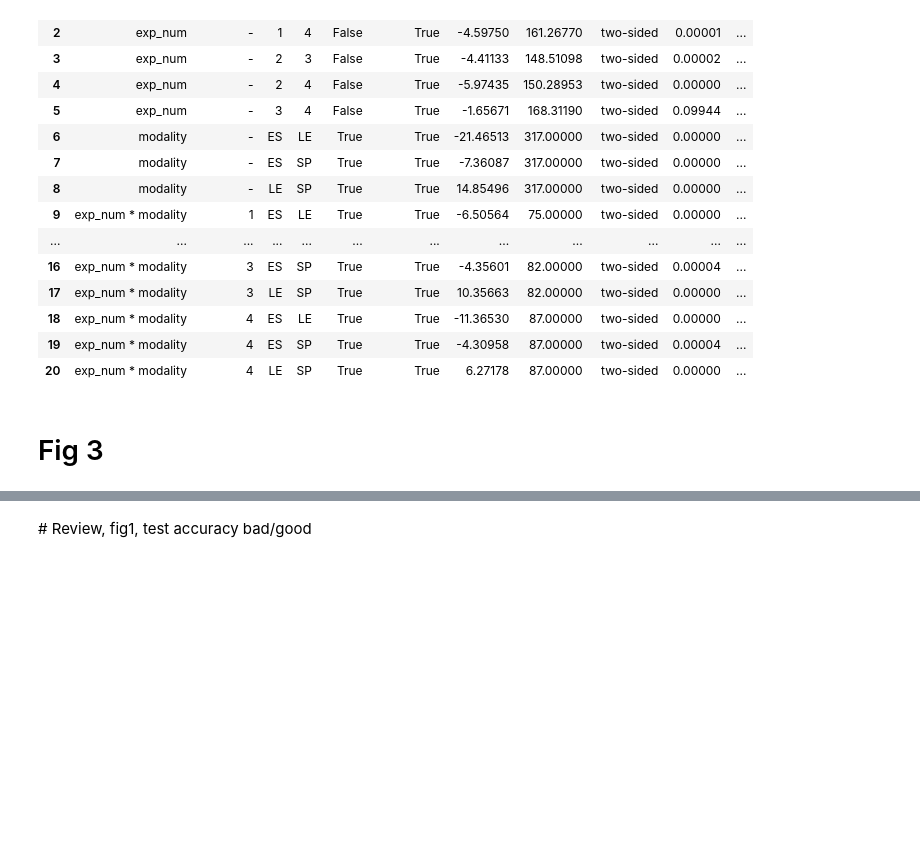
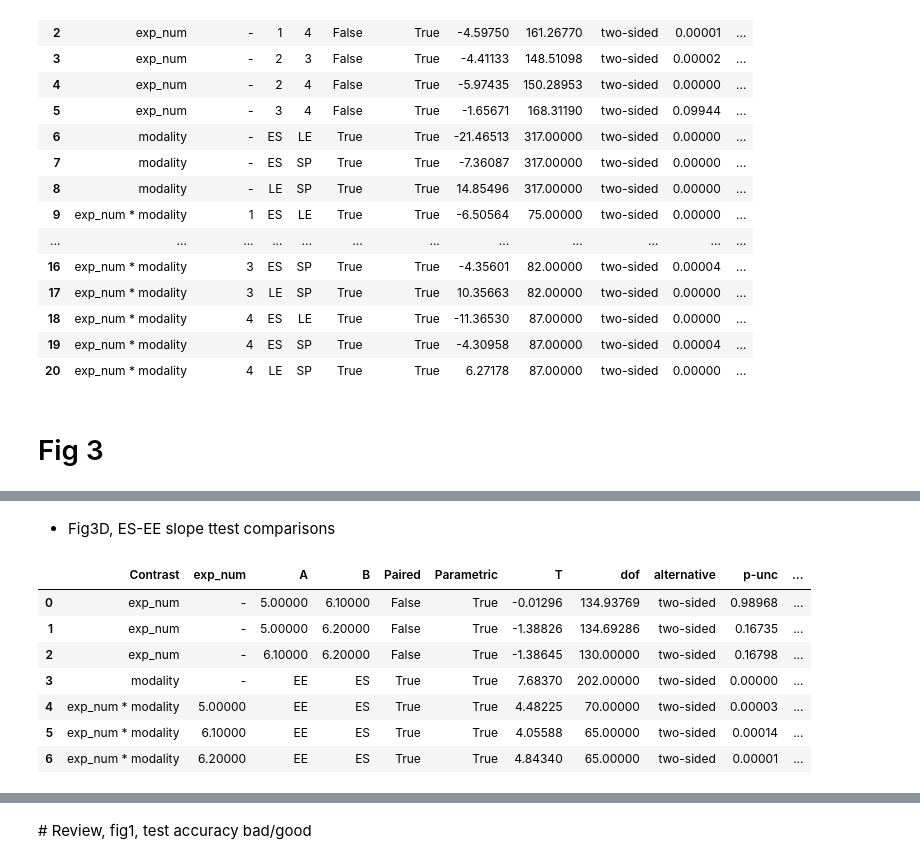
Before and after one commit to bsgarcia/RandCFollowUp, a Jupyter notebook: python/stats.ipynb, the cells around one changed output, grey strips where cells are left out. Drawn from its saved outputs; the diff is of its cells as text; code cells hidden in the pictures; blank space fills up the shorter version.

```diff
--- a/python/stats.ipynb
+++ b/python/stats.ipynb
@@ -362,0 +376,3 @@ N cols= 4
+# %%
+filename = 'Fig3D'
+df = read_csv(filename)
@@ -362,0 +391,13 @@ N cols= 4
+# %% [markdown]
+* Fig3D, ES-EE slope ttest comparisons
+# %%
+pg.pairwise_tests(data=df, dv='slope', subject='subject', between='exp_num', within='modality', padjust='bonf', within_first=False, effsize='cohen')
+# %% [output]
+|  | Contrast | exp_num | A | B | Paired | Parametric | T | dof | alternative | p-unc | ... |
+| 0 | exp_num | - | 5.00000 | 6.10000 | False | True | -0.01296 | 134.93769 | two-sided | 0.98968 | ... |
+| 1 | exp_num | - | 5.00000 | 6.20000 | False | True | -1.38826 | 134.69286 | two-sided | 0.16735 | ... |
+| 2 | exp_num | - | 6.10000 | 6.20000 | False | True | -1.38645 | 130.00000 | two-sided | 0.16798 | ... |
+| 3 | modality | - | EE | ES | True | True | 7.68370 | 202.00000 | two-sided | 0.00000 | ... |
+| 4 | exp_num * modality | 5.00000 | EE | ES | True | True | 4.48225 | 70.00000 | two-sided | 0.00003 | ... |
+| 5 | exp_num * modality | 6.10000 | EE | ES | True | True | 4.05588 | 65.00000 | two-sided | 0.00014 | ... |
+| 6 | exp_num * modality | 6.20000 | EE | ES | True | True | 4.84340 | 65.00000 | two-sided | 0.00001 | ... |
```
Also changed, not shown: parts of 11 cells of this notebook.
